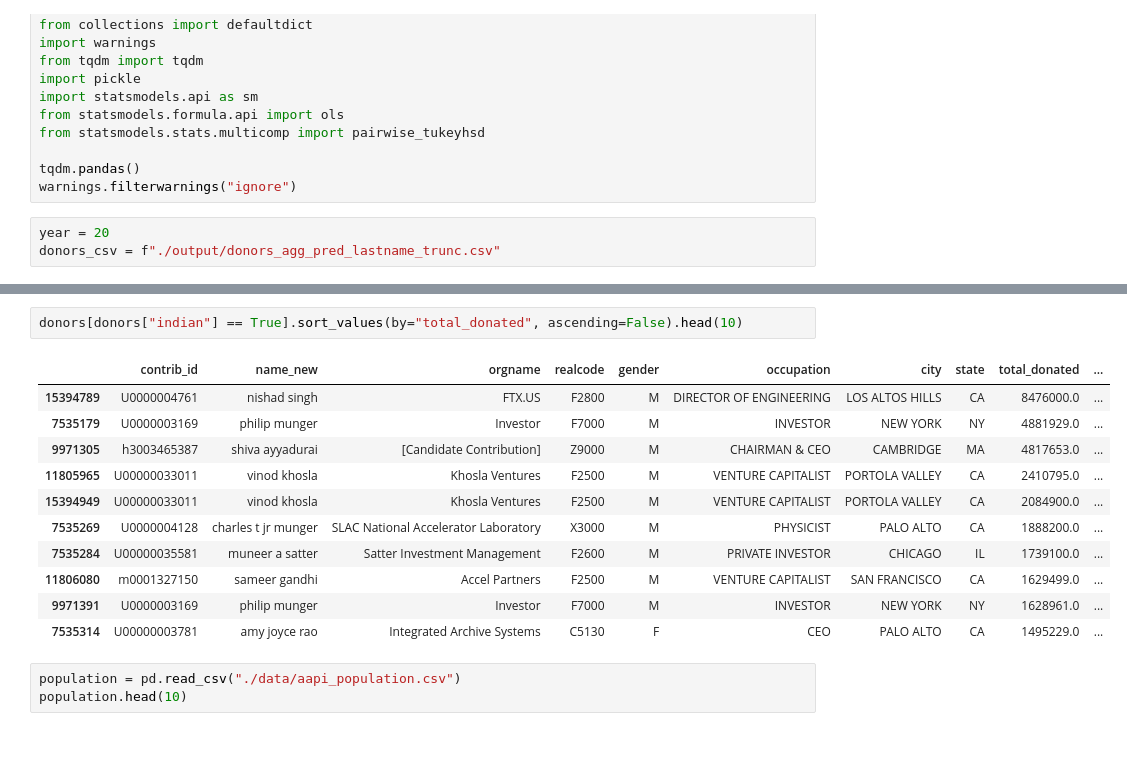
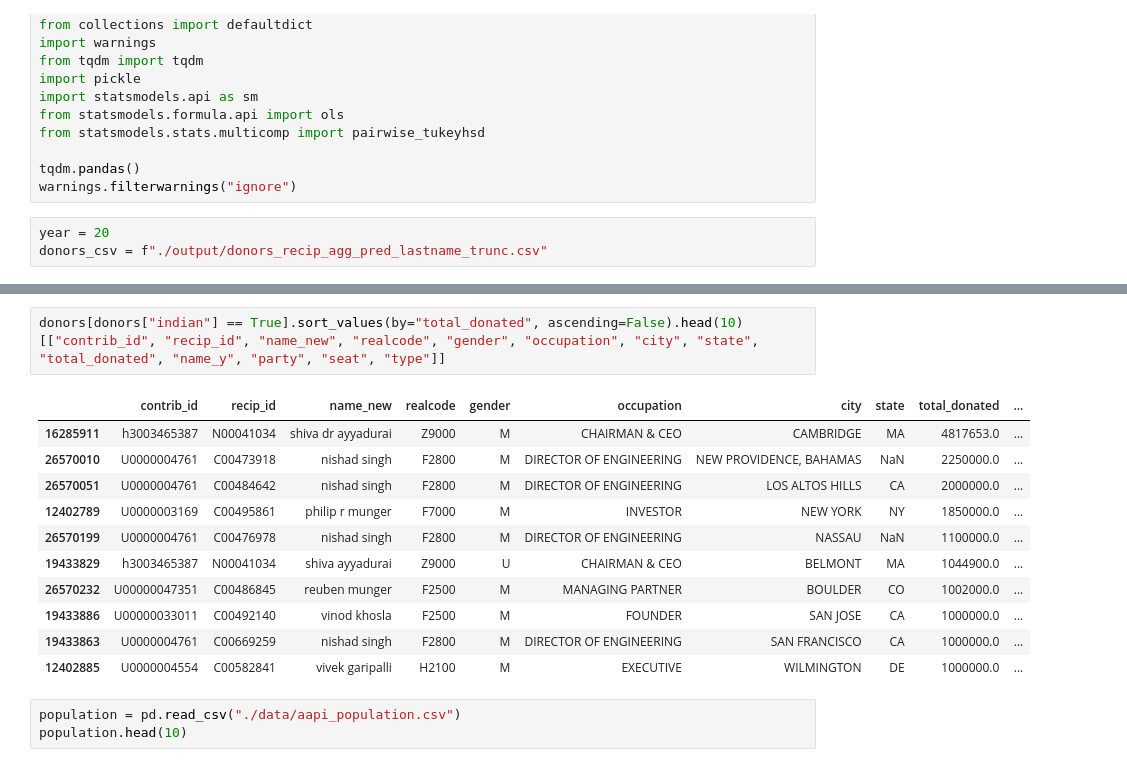
Before and after one commit to kkkarnav/indianamericancontributions, a Jupyter notebook: donor_recip_maps.ipynb, the cells around one changed output, grey strips where cells are left out. Drawn from its saved outputs; the diff is of its cells as text.

```diff
--- a/donor_recip_maps.ipynb
+++ b/donor_recip_maps.ipynb
@@ -30,7 +30,7 @@ tqdm.pandas()
 warnings.filterwarnings("ignore")
 # %%
 year = 20
-donors_csv = f"./output/donors_agg_pred_lastname_trunc.csv"
+donors_csv = f"./output/donors_recip_agg_pred_lastname_trunc.csv"
 # %%
 donors = pd.read_csv(donors_csv)
 donors.head(10)
@@ -49,17 +118,17 @@ donors.head(10)
 # %%
-donors[donors["indian"] == True].sort_values(by="total_donated", ascending=False).head(10)
+donors[donors["indian"] == True].sort_values(by="total_donated", ascending=False).head(10)[["contrib_id", "recip_id", "name_new", "realcode", "gender", "occupation", "city", "state", "total_donated", "name_y", "party", "seat", "type"]]
 # %% [output]
-|  | contrib_id | name_new | orgname | realcode | gender | occupation | city | state | total_donated | ... |
-| 15394789 | U0000004761 | nishad singh | FTX.US | F2800 | M | DIRECTOR OF ENGINEERING | LOS ALTOS HILLS | CA | 8476000.0 | ... |
-| 7535179 | U0000003169 | philip munger | Investor | F7000 | M | INVESTOR | NEW YORK | NY | 4881929.0 | ... |
-| 9971305 | h3003465387 | shiva ayyadurai | [Candidate Contribution] | Z9000 | M | CHAIRMAN & CEO | CAMBRIDGE | MA | 4817653.0 | ... |
-| 11805965 | U00000033011 | vinod khosla | Khosla Ventures | F2500 | M | VENTURE CAPITALIST | PORTOLA VALLEY | CA | 2410795.0 | ... |
-| 15394949 | U00000033011 | vinod khosla | Khosla Ventures | F2500 | M | VENTURE CAPITALIST | PORTOLA VALLEY | CA | 2084900.0 | ... |
-| 7535269 | U0000004128 | charles t jr munger | SLAC National Accelerator Laboratory | X3000 | M | PHYSICIST | PALO ALTO | CA | 1888200.0 | ... |
-| 7535284 | U00000035581 | muneer a satter | Satter Investment Management | F2600 | M | PRIVATE INVESTOR | CHICAGO | IL | 1739100.0 | ... |
-| 11806080 | m0001327150 | sameer gandhi | Accel Partners | F2500 | M | VENTURE CAPITALIST | SAN FRANCISCO | CA | 1629499.0 | ... |
-| 9971391 | U0000003169 | philip munger | Investor | F7000 | M | INVESTOR | NEW YORK | NY | 1628961.0 | ... |
-| 7535314 | U00000003781 | amy joyce rao | Integrated Archive Systems | C5130 | F | CEO | PALO ALTO | CA | 1495229.0 | ... |
+|  | contrib_id | recip_id | name_new | realcode | gender | occupation | city | state | total_donated | ... |
+| 16285911 | h3003465387 | N00041034 | shiva dr ayyadurai | Z9000 | M | CHAIRMAN & CEO | CAMBRIDGE | MA | 4817653.0 | ... |
+| 26570010 | U0000004761 | C00473918 | nishad singh | F2800 | M | DIRECTOR OF ENGINEERING | NEW PROVIDENCE, BAHAMAS | NaN | 2250000.0 | ... |
+| 26570051 | U0000004761 | C00484642 | nishad singh | F2800 | M | DIRECTOR OF ENGINEERING | LOS ALTOS HILLS | CA | 2000000.0 | ... |
+| 12402789 | U0000003169 | C00495861 | philip r munger | F7000 | M | INVESTOR | NEW YORK | NY | 1850000.0 | ... |
+| 26570199 | U0000004761 | C00476978 | nishad singh | F2800 | M | DIRECTOR OF ENGINEERING | NASSAU | NaN | 1100000.0 | ... |
+| 19433829 | h3003465387 | N00041034 | shiva ayyadurai | Z9000 | U | CHAIRMAN & CEO | BELMONT | MA | 1044900.0 | ... |
+| 26570232 | U00000047351 | C00486845 | reuben munger | F2500 | M | MANAGING PARTNER | BOULDER | CO | 1002000.0 | ... |
+| 19433886 | U00000033011 | C00492140 | vinod khosla | F2500 | M | FOUNDER | SAN JOSE | CA | 1000000.0 | ... |
+| 19433863 | U0000004761 | C00669259 | nishad singh | F2800 | M | DIRECTOR OF ENGINEERING | SAN FRANCISCO | CA | 1000000.0 | ... |
+| 12402885 | U0000004554 | C00582841 | vivek garipalli | H2100 | M | EXECUTIVE | WILMINGTON | DE | 1000000.0 | ... |
 # %%
 population = pd.read_csv("./data/aapi_population.csv")
 population.head(10)
```
Also changed, not shown: parts of 24 cells of this notebook, 6 other files.
